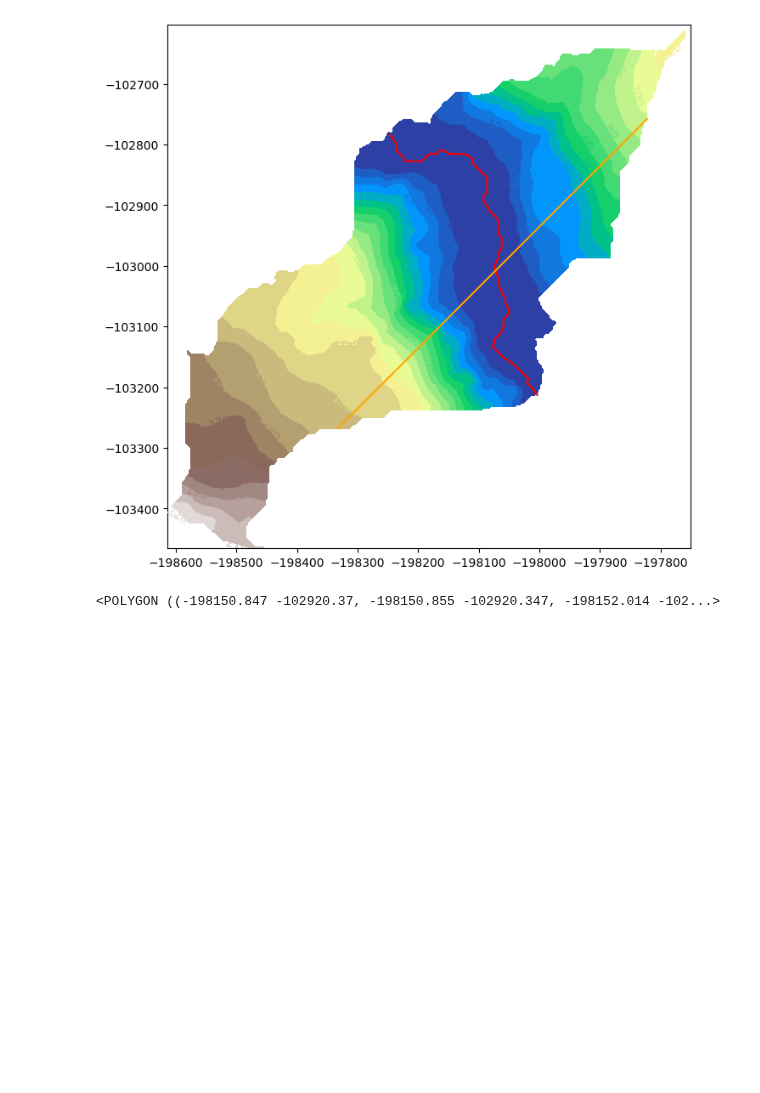
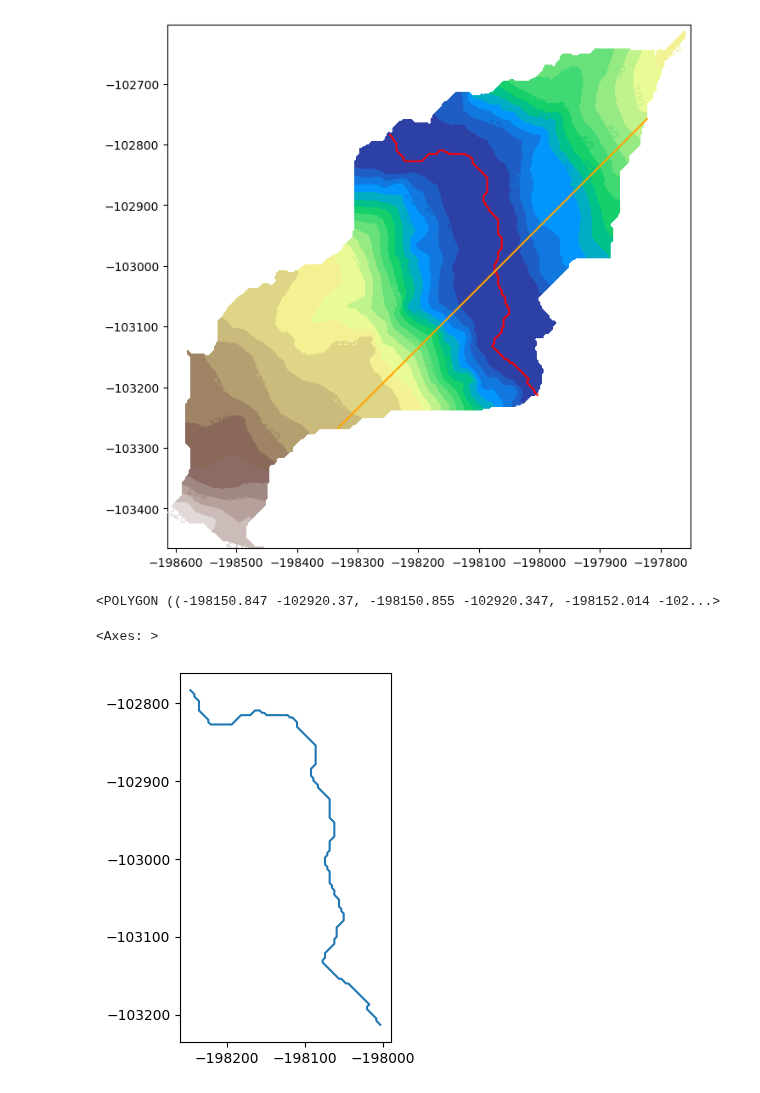
Before and after one commit to avkoehl/valleys, a Jupyter notebook: notebooks/valley_bottom_delineation.ipynb, the cells around one changed output. Cells and saved outputs as stored; diff of their text form; code cells hidden in the pictures; blank space fills up the shorter version.

```diff
--- a/notebooks/valley_bottom_delineation.ipynb
+++ b/notebooks/valley_bottom_delineation.ipynb
@@ -191,0 +190,5 @@ polygon
+# %%
+flowline.plot()
+# %% [output]
+<Axes: >
+[figure, added]
```
Also changed, not shown: parts of 7 cells of this notebook, 2 other files.
